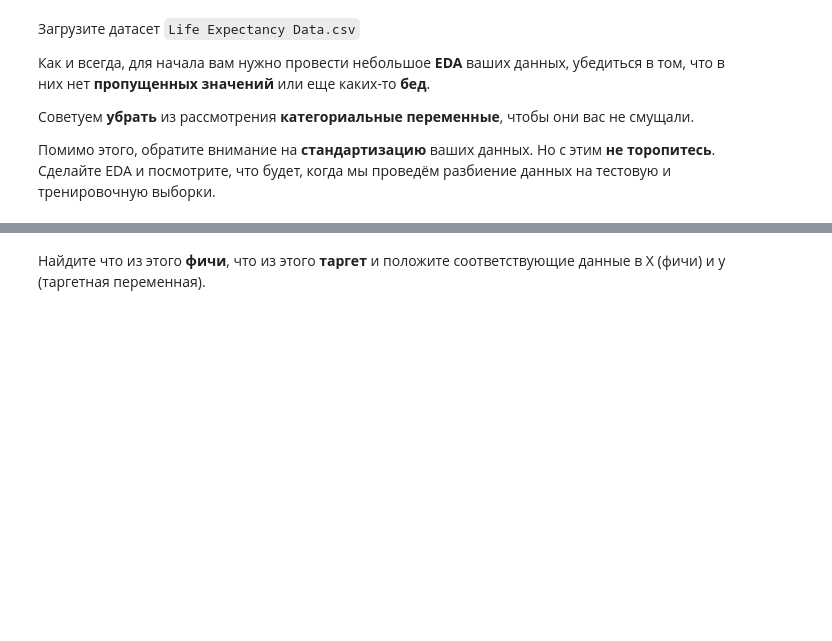
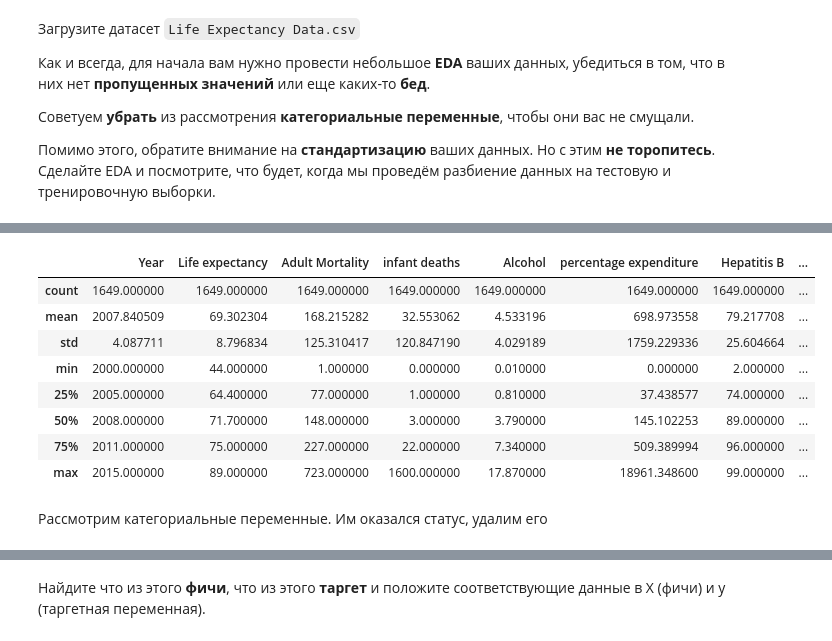
Before and after one commit to ML-BI-25/hw3-linear-regression-Aurinko23, a Jupyter notebook: hw3_data_analysis.ipynb, the cells around one changed output, grey strips where cells are left out. Cells and saved outputs as stored; diff of their text form; code cells hidden in the pictures; blank space fills up the shorter version.

```diff
--- a/hw3_data_analysis.ipynb
+++ b/hw3_data_analysis.ipynb
@@ -26,0 +83,14 @@ from sklearn.metrics import mean_squared_error, mean_absolute_error, r2_score
+# %%
+df_new.describe()
+# %% [output]
+|  | Year | Life expectancy | Adult Mortality | infant deaths | Alcohol | percentage expenditure | Hepatitis B | ... |
+| count | 1649.000000 | 1649.000000 | 1649.000000 | 1649.000000 | 1649.000000 | 1649.000000 | 1649.000000 | ... |
+| mean | 2007.840509 | 69.302304 | 168.215282 | 32.553062 | 4.533196 | 698.973558 | 79.217708 | ... |
+| std | 4.087711 | 8.796834 | 125.310417 | 120.847190 | 4.029189 | 1759.229336 | 25.604664 | ... |
+| min | 2000.000000 | 44.000000 | 1.000000 | 0.000000 | 0.010000 | 0.000000 | 2.000000 | ... |
+| 25% | 2005.000000 | 64.400000 | 77.000000 | 1.000000 | 0.810000 | 37.438577 | 74.000000 | ... |
+| 50% | 2008.000000 | 71.700000 | 148.000000 | 3.000000 | 3.790000 | 145.102253 | 89.000000 | ... |
+| 75% | 2011.000000 | 75.000000 | 227.000000 | 22.000000 | 7.340000 | 509.389994 | 96.000000 | ... |
+| max | 2015.000000 | 89.000000 | 723.000000 | 1600.000000 | 17.870000 | 18961.348600 | 99.000000 | ... |
+# %% [markdown]
+Рассмотрим категориальные переменные. Им оказался статус, удалим его
```
Also changed, not shown: parts of 34 cells of this notebook.
